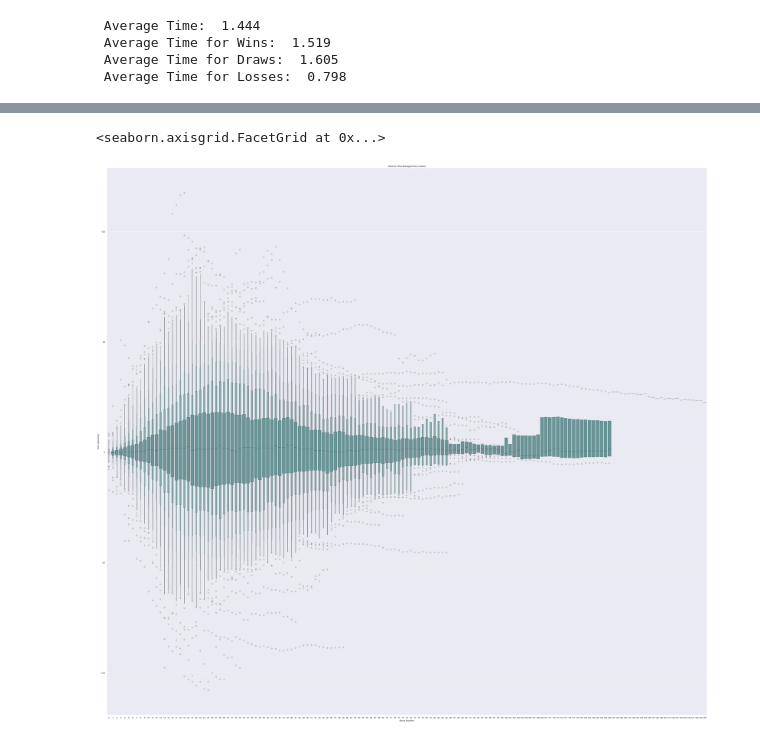
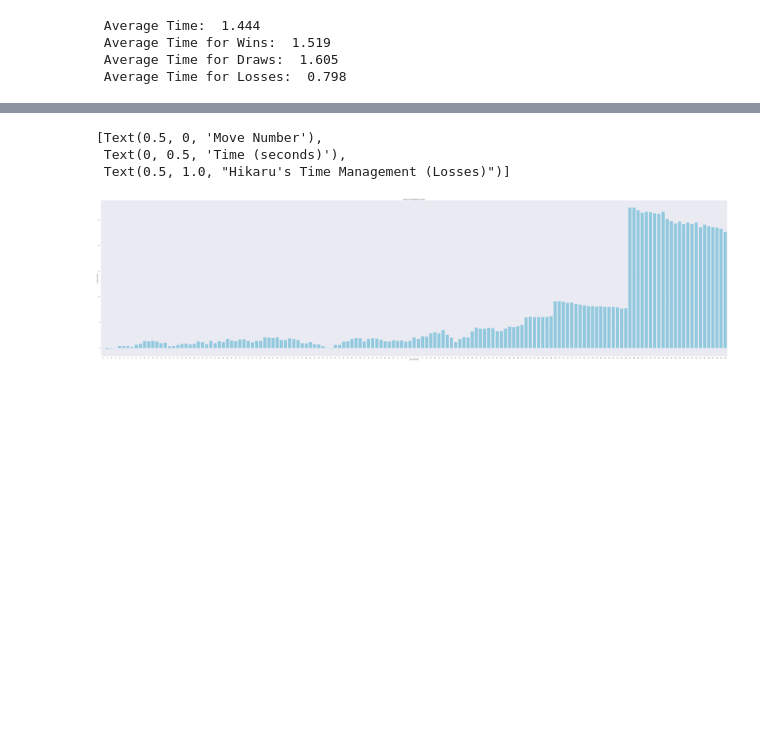
Before and after one commit to le-sun/chess_stats, a Jupyter notebook: stats.ipynb, the cells around one changed output, grey strips where cells are left out. Cells and saved outputs as stored; diff of their text form; code cells hidden in the pictures; blank space fills up the shorter version.

```diff
--- a/stats.ipynb
+++ b/stats.ipynb
@@ -98,9 +107,12 @@ ax3.set(xlabel='Move Number', ylabel='Time (seconds)', title="Hikaru's Time Mana
 # %%
-ax4 = sns.catplot(data=avg_time_losses_df, kind="boxen", showfliers=True, height=40, aspect=11/10, color="cadetblue")
+# ax4 = sns.catplot(data=avg_time_losses_df, kind="boxen", showfliers=True, height=40, aspect=11/10, color="cadetblue")
+ax4 = sns.barplot(data=avg_time_losses_df, errorbar=None, color="skyblue")
 ax4.set(xlabel='Move Number', ylabel='Time (seconds)', title="Hikaru's Time Management (Losses)")
 # %% [output]
-<seaborn.axisgrid.FacetGrid at 0x...>
+[Text(0.5, 0, 'Move Number'),
+ Text(0, 0.5, 'Time (seconds)'),
+ Text(0.5, 1.0, "Hikaru's Time Management (Losses)")]
-[figure, old version]
+[figure, new version]
 # %%
 ax1.savefig("avg_time.png")
 ax2.savefig("avg_time_wins.png")
```
Also changed, not shown: parts of 3 cells of this notebook, 4 other files.
